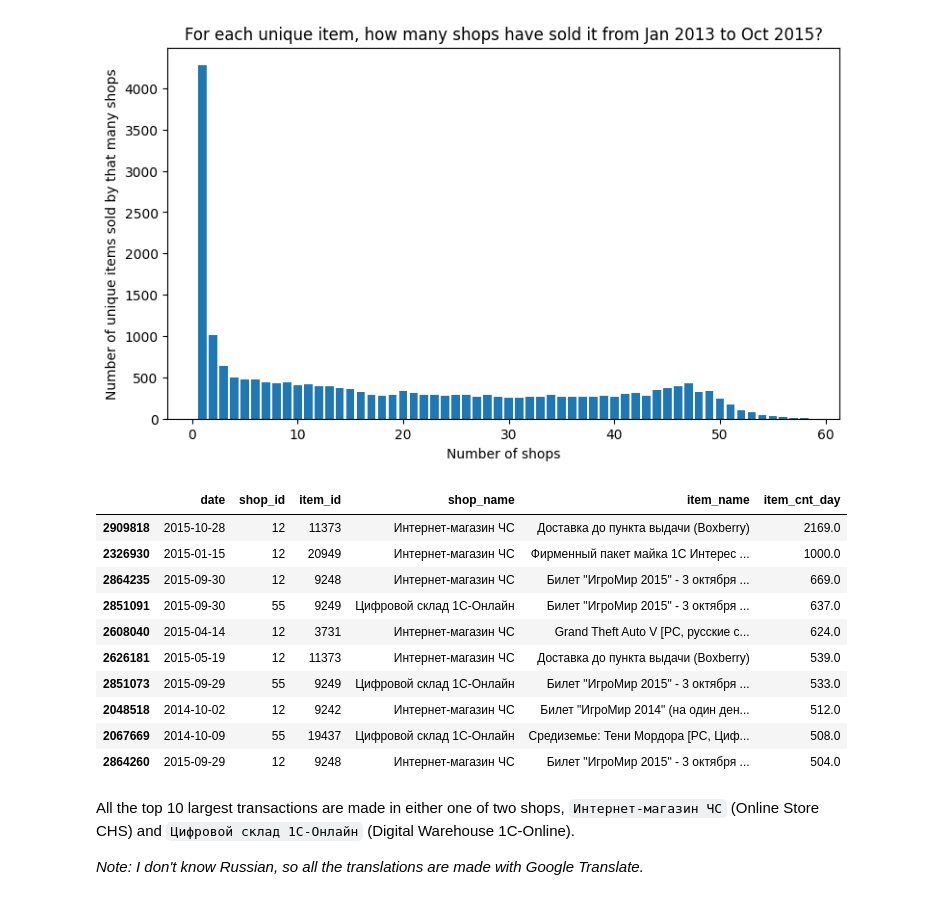
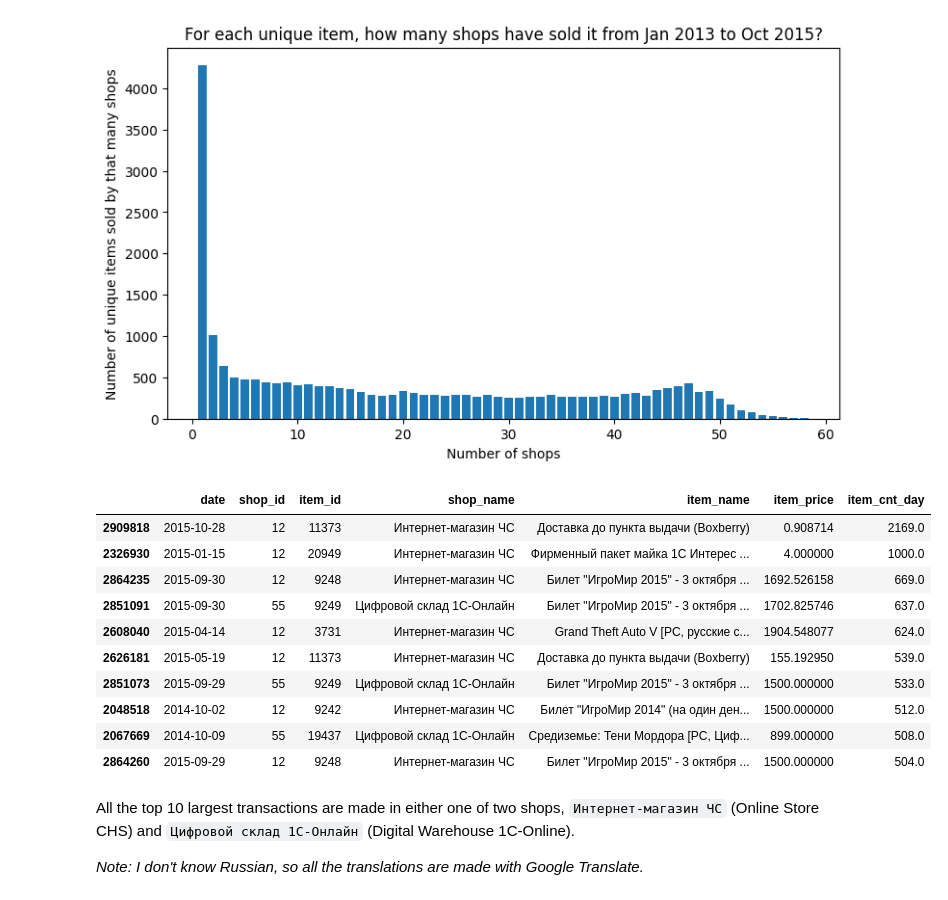
Before and after one commit to thaianle/future-sales-prediction, a Jupyter notebook: 01_analysis.ipynb, the cells around one changed output. Cells and saved outputs as stored; diff of their text form; code cells hidden in the pictures.

````diff
--- a/01_analysis.ipynb
+++ b/01_analysis.ipynb
@@ -609,22 +610,22 @@ plt.show()
 [figure]
 # %%
 # Which are the biggest sales in amount made by a (shop_id, item_id) pair?
-biggest_sales = sales_full[['date', 'shop_id', 'item_id', 'shop_name', 'item_name', 'item_cnt_day']].copy() # keep the necessary columns only
+biggest_sales = sales_full[['date', 'shop_id', 'item_id', 'shop_name', 'item_name', 'item_price', 'item_cnt_day']].copy() # keep the necessary columns only
 biggest_sales.sort_values('item_cnt_day', ascending = False, inplace = True)
 biggest_sales = biggest_sales.iloc[:10]
 biggest_sales
 # %% [output]
-|  | date | shop_id | item_id | shop_name | item_name | item_cnt_day |
-| 2909818 | 2015-10-28 | 12 | 11373 | Интернет-магазин ЧС | Доставка до пункта выдачи (Boxberry) | 2169.0 |
-| 2326930 | 2015-01-15 | 12 | 20949 | Интернет-магазин ЧС | Фирменный пакет майка 1С Интерес ... | 1000.0 |
-| 2864235 | 2015-09-30 | 12 | 9248 | Интернет-магазин ЧС | Билет "ИгроМир 2015" - 3 октября ... | 669.0 |
-| 2851091 | 2015-09-30 | 55 | 9249 | Цифровой склад 1С-Онлайн | Билет "ИгроМир 2015" - 3 октября ... | 637.0 |
-| 2608040 | 2015-04-14 | 12 | 3731 | Интернет-магазин ЧС | Grand Theft Auto V [PC, русские с... | 624.0 |
-| 2626181 | 2015-05-19 | 12 | 11373 | Интернет-магазин ЧС | Доставка до пункта выдачи (Boxberry) | 539.0 |
-| 2851073 | 2015-09-29 | 55 | 9249 | Цифровой склад 1С-Онлайн | Билет "ИгроМир 2015" - 3 октября ... | 533.0 |
-| 2048518 | 2014-10-02 | 12 | 9242 | Интернет-магазин ЧС | Билет "ИгроМир 2014" (на один ден... | 512.0 |
-| 2067669 | 2014-10-09 | 55 | 19437 | Цифровой склад 1С-Онлайн | Средиземье: Тени Мордора [PC, Циф... | 508.0 |
-| 2864260 | 2015-09-29 | 12 | 9248 | Интернет-магазин ЧС | Билет "ИгроМир 2015" - 3 октября ... | 504.0 |
+|  | date | shop_id | item_id | shop_name | item_name | item_price | item_cnt_day |
+| 2909818 | 2015-10-28 | 12 | 11373 | Интернет-магазин ЧС | Доставка до пункта выдачи (Boxberry) | 0.908714 | 2169.0 |
+| 2326930 | 2015-01-15 | 12 | 20949 | Интернет-магазин ЧС | Фирменный пакет майка 1С Интерес ... | 4.000000 | 1000.0 |
+| 2864235 | 2015-09-30 | 12 | 9248 | Интернет-магазин ЧС | Билет "ИгроМир 2015" - 3 октября ... | 1692.526158 | 669.0 |
+| 2851091 | 2015-09-30 | 55 | 9249 | Цифровой склад 1С-Онлайн | Билет "ИгроМир 2015" - 3 октября ... | 1702.825746 | 637.0 |
+| 2608040 | 2015-04-14 | 12 | 3731 | Интернет-магазин ЧС | Grand Theft Auto V [PC, русские с... | 1904.548077 | 624.0 |
+| 2626181 | 2015-05-19 | 12 | 11373 | Интернет-магазин ЧС | Доставка до пункта выдачи (Boxberry) | 155.192950 | 539.0 |
+| 2851073 | 2015-09-29 | 55 | 9249 | Цифровой склад 1С-Онлайн | Билет "ИгроМир 2015" - 3 октября ... | 1500.000000 | 533.0 |
+| 2048518 | 2014-10-02 | 12 | 9242 | Интернет-магазин ЧС | Билет "ИгроМир 2014" (на один ден... | 1500.000000 | 512.0 |
+| 2067669 | 2014-10-09 | 55 | 19437 | Цифровой склад 1С-Онлайн | Средиземье: Тени Мордора [PC, Циф... | 899.000000 | 508.0 |
+| 2864260 | 2015-09-29 | 12 | 9248 | Интернет-магазин ЧС | Билет "ИгроМир 2015" - 3 октября ... | 1500.000000 | 504.0 |
 # %% [markdown]
 All the top 10 largest transactions are made in either one of two shops, ```Интернет-магазин ЧС``` (Online Store CHS) and ```Цифровой склад 1С-Онлайн``` (Digital Warehouse 1C-Online).
 
````
Also changed, not shown: parts of 12 cells of this notebook, 1 other file.
